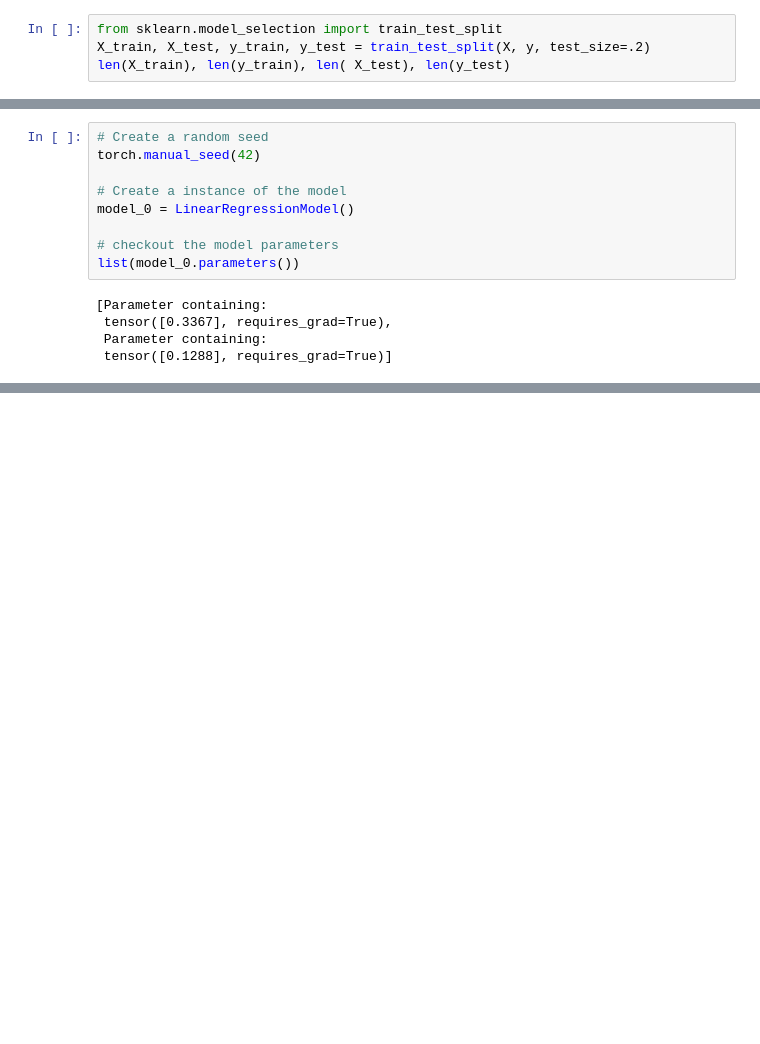
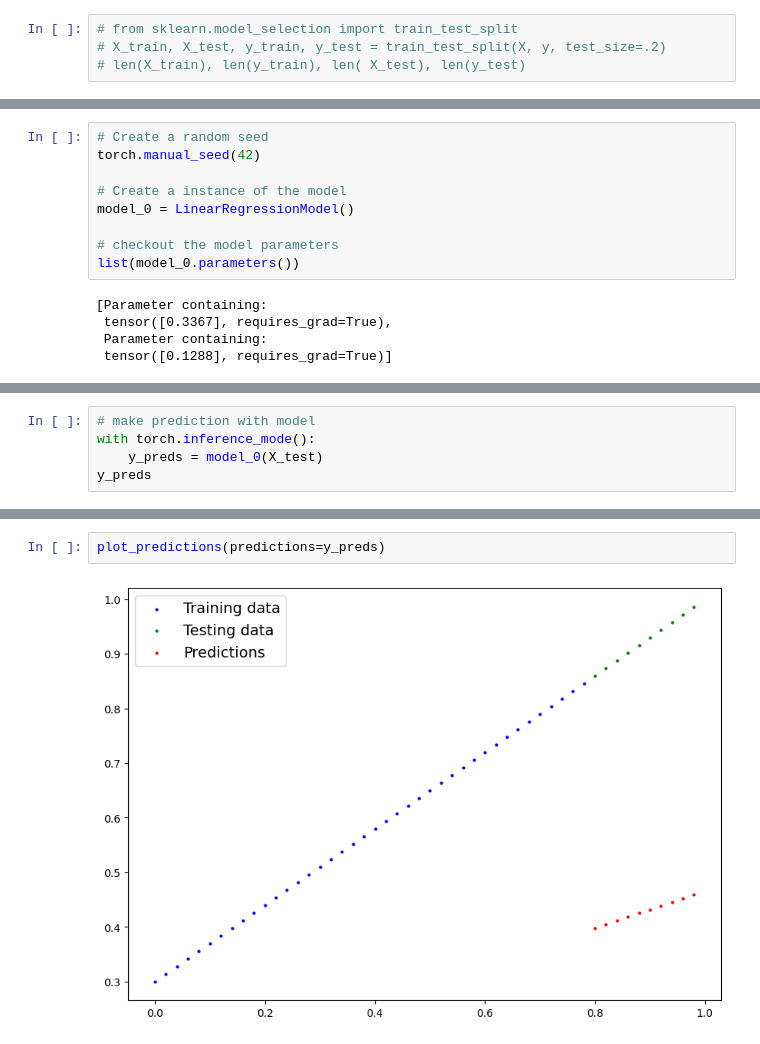
Before and after one commit to MDalamin5/DeepLearning-With-Pytorch-and-Tensorflow, a Jupyter notebook: PyTorch/Chapter-1-PyTorch-WorkFlow/01_pytorch_workflow.ipynb, the cells around one changed output, grey strips where cells are left out. Drawn from its saved outputs; the diff is of its cells as text; blank space fills up the shorter version.

```diff
--- a/PyTorch/Chapter-1-PyTorch-WorkFlow/01_pytorch_workflow.ipynb
+++ b/PyTorch/Chapter-1-PyTorch-WorkFlow/01_pytorch_workflow.ipynb
@@ -100,6 +100,6 @@ len(X_train), len(y_train), len( X_test), len(y_test)
 # %% [output]
 (40, 40, 10, 10)
 # %%
-from sklearn.model_selection import train_test_split
-X_train, X_test, y_train, y_test = train_test_split(X, y, test_size=.2)
-len(X_train), len(y_train), len( X_test), len(y_test)
+# from sklearn.model_selection import train_test_split
+# X_train, X_test, y_train, y_test = train_test_split(X, y, test_size=.2)
+# len(X_train), len(y_train), len( X_test), len(y_test)
@@ -194,0 +214,5 @@ list(model_0.parameters())
+# %%
+# make prediction with model
+with torch.inference_mode():
+    y_preds = model_0(X_test)
+y_preds
@@ -194,0 +230,4 @@ list(model_0.parameters())
+# %%
+plot_predictions(predictions=y_preds)
+# %% [output]
+[figure, added]
```
Also changed, not shown: parts of 20 cells of this notebook.
